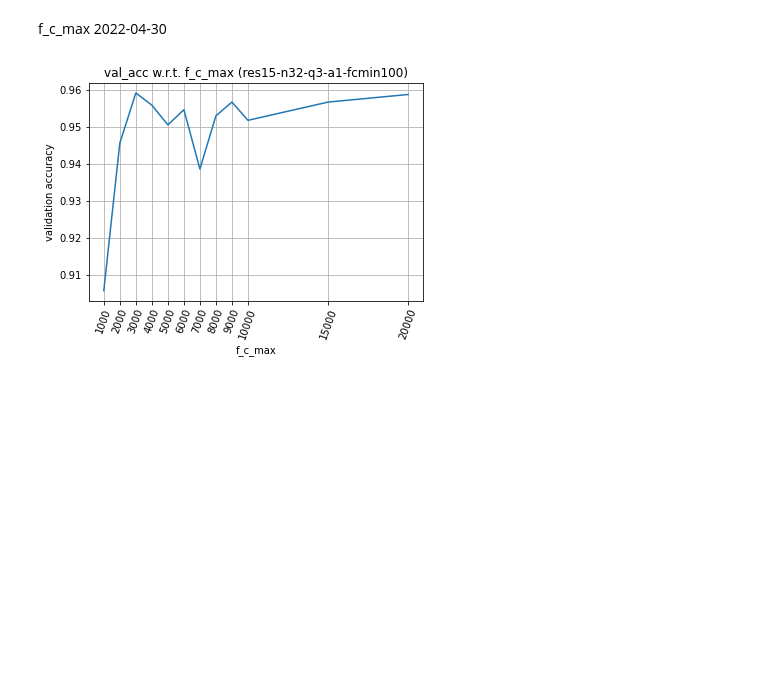
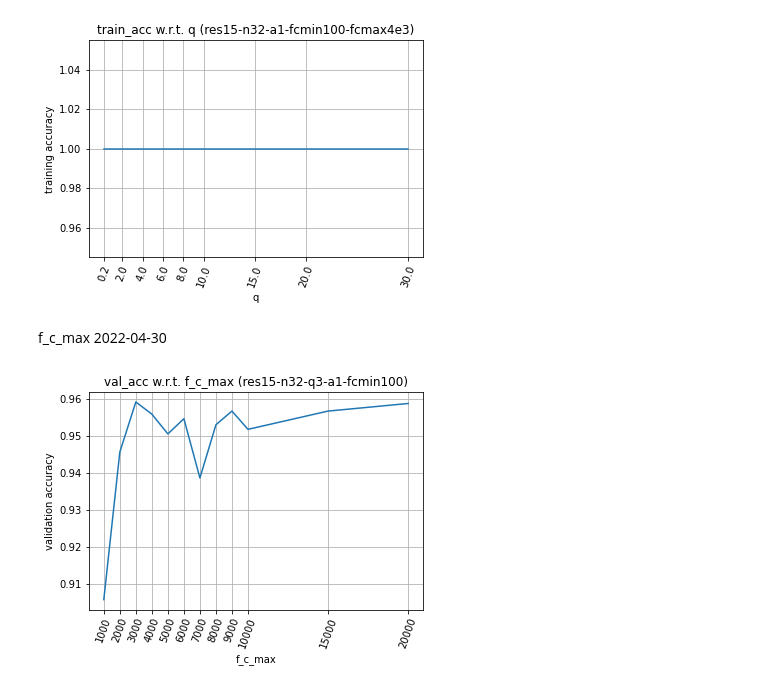
Before and after one commit to xs2445/KeywordSpotting, a Jupyter notebook: show_result.ipynb, the cells around one changed output. Saved outputs shown, nothing was run; the diff lists cells and outputs as text; code cells hidden in the pictures; blank space fills up the shorter version.

```diff
--- a/show_result.ipynb
+++ b/show_result.ipynb
@@ -6,3 +46,16 @@ import matplotlib.pyplot as plt
+# %%
+plt.figure()
+# plt.plot([np.max(x) for x in train_acc_list])
+plt.plot(dataset_list, [np.max(x) for x in train_acc_list])
+plt.title('train_acc w.r.t. q (res15-n32-a1-fcmin100-fcmax4e3)')
+plt.xlabel('q')
+plt.ylabel('training accuracy')
+# plt.xticks(range(len(dataset_list)), dataset_list, rotation=70)
+plt.xticks(selected, selected, rotation=70)
+plt.grid()
+plt.show()
+# %% [output]
+[figure, added]
 # %% [markdown]
 f_c_max 2022-04-30
 # %%
```
Also changed, not shown: parts of 16 cells of this notebook, 3 other files.
